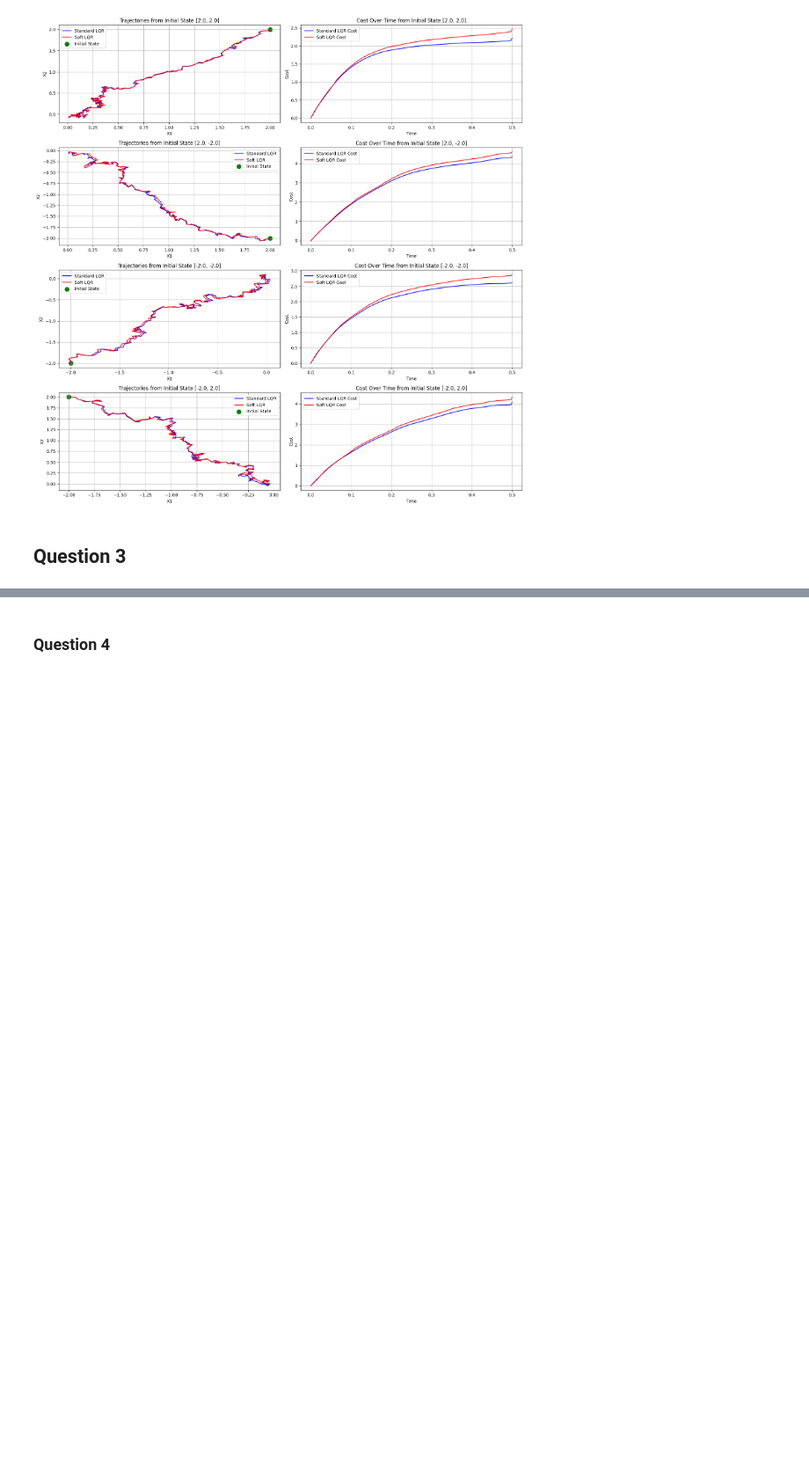
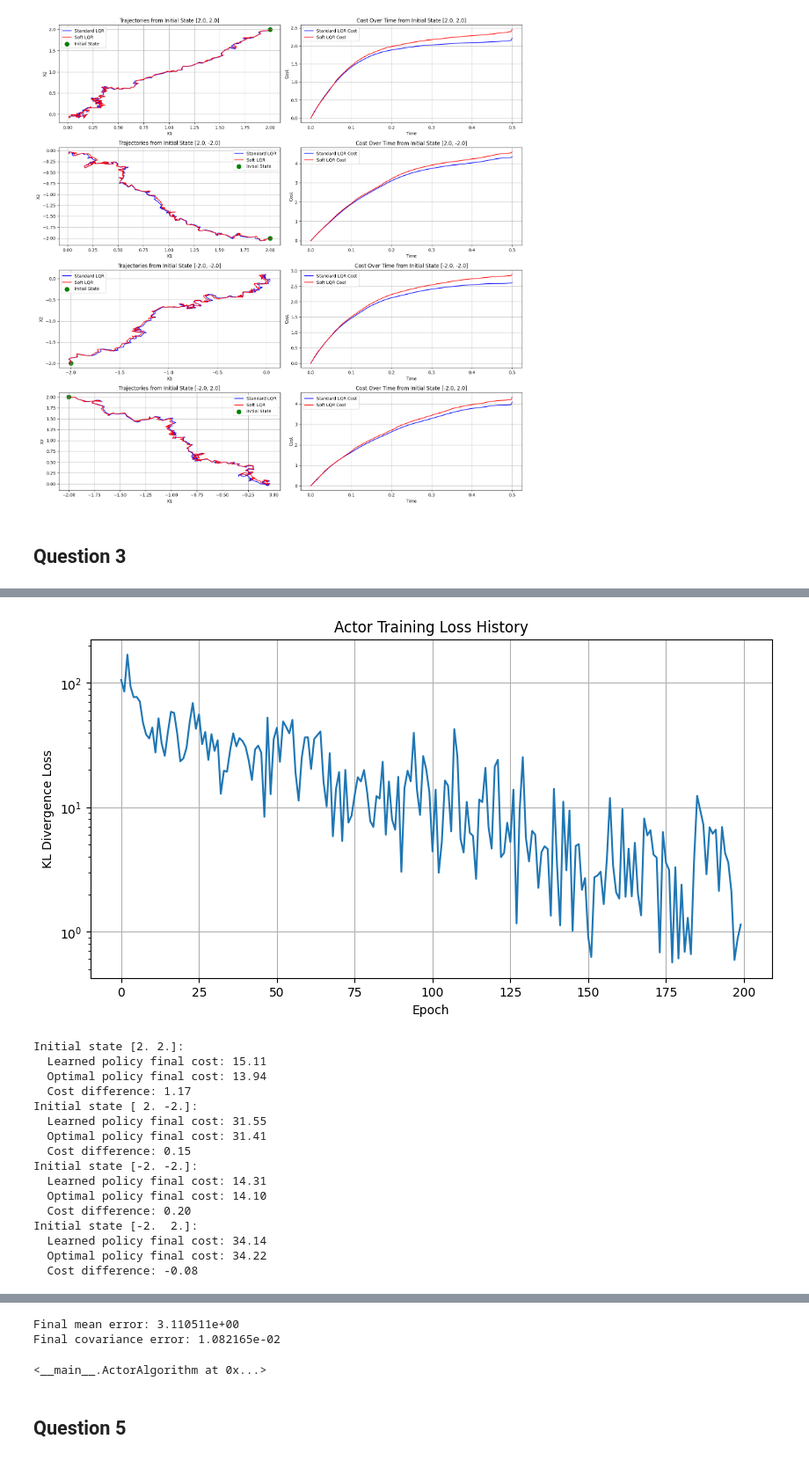
Before and after one commit to viharparon/SCDAA-Group, a Jupyter notebook: test2.ipynb, the cells around one changed output, grey strips where cells are left out. Shown at 88% size. Cells and saved outputs as stored; diff of their text form; code cells hidden in the pictures; blank space fills up the shorter version.

```diff
--- a/test2.ipynb
+++ b/test2.ipynb
@@ -2442,0 +2192,3 @@ main_critic_gpu()
+# %%
+run_actor_algorithm()
+# %% [output]
@@ -2442,0 +2208,17 @@ main_critic_gpu()
+[figure, added]
+Initial state [2. 2.]:
+  Learned policy final cost: 15.11
+  Optimal policy final cost: 13.94
+  Cost difference: 1.17
+Initial state [ 2. -2.]:
+  Learned policy final cost: 31.55
+  Optimal policy final cost: 31.41
+  Cost difference: 0.15
+Initial state [-2. -2.]:
+  Learned policy final cost: 14.31
+  Optimal policy final cost: 14.10
+  Cost difference: 0.20
+Initial state [-2.  2.]:
+  Learned policy final cost: 34.14
+  Optimal policy final cost: 34.22
+  Cost difference: -0.08
@@ -2443,2 +2226,5 @@ main_critic_gpu()
+Final mean error: 3.110511e+00
+Final covariance error: 1.082165e-02
+<__main__.ActorAlgorithm at 0x...>
 # %% [markdown]
-### Question 4
+## Question 5
```
Also changed, not shown: parts of 32 cells of this notebook.
